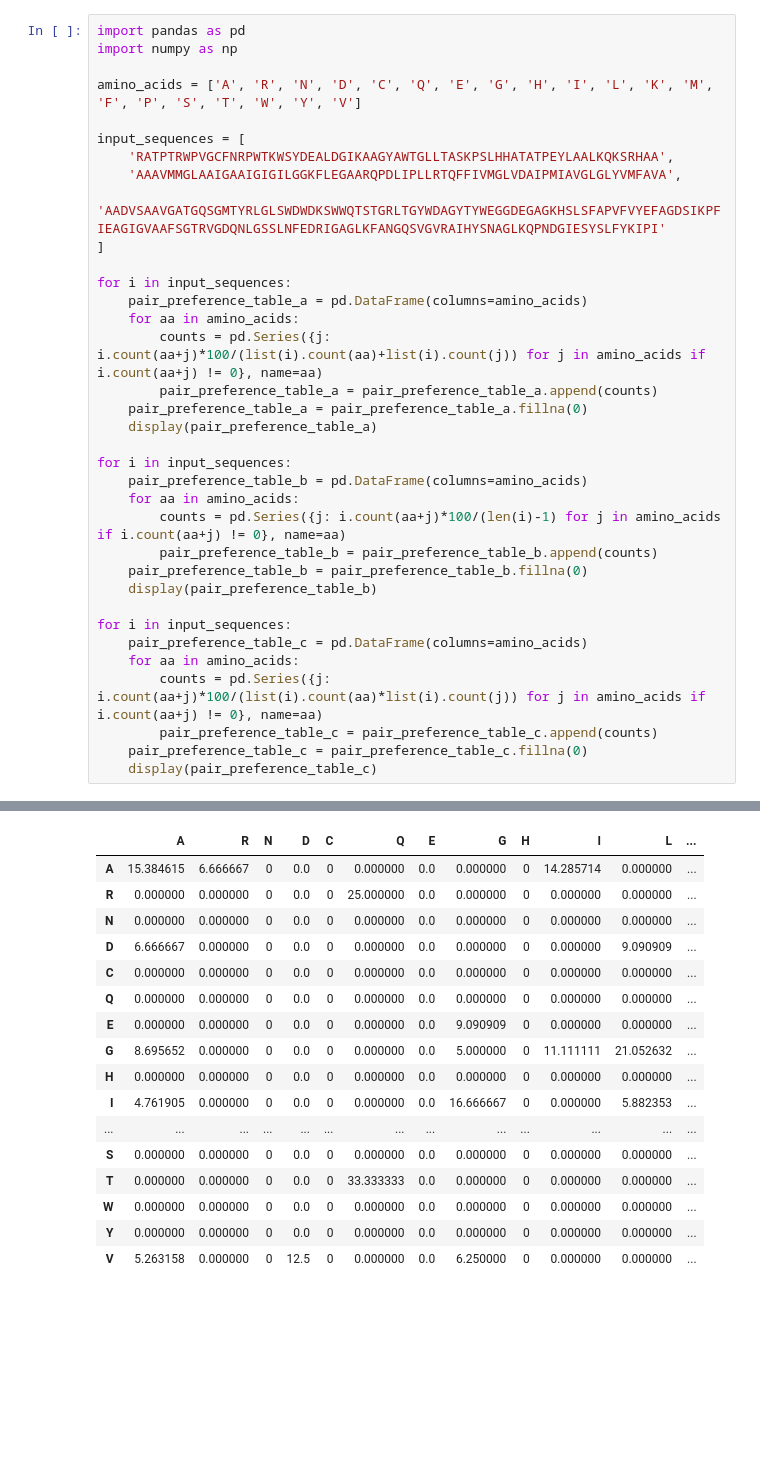
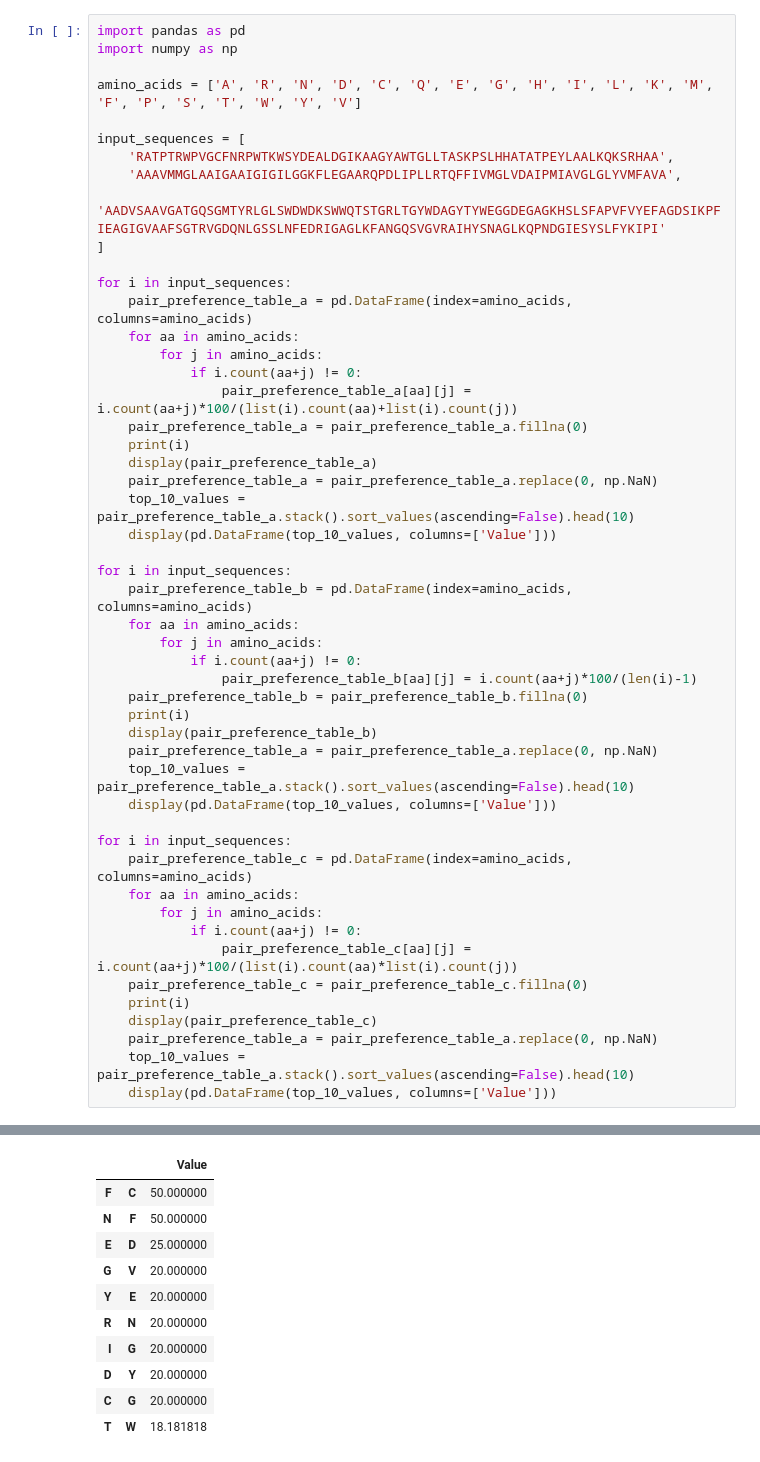
Before and after one commit to krithikaa22/bioinformatics_assingment_7, a Jupyter notebook: q4.ipynb, the cells around one changed output, grey strips where cells are left out. Saved outputs shown, nothing was run; the diff lists cells and outputs as text; blank space fills up the shorter version.

Commit message:
error correction and replacing DataFrame.append usage

```diff
--- a/q4.ipynb
+++ b/q4.ipynb
@@ -11,26 +11,41 @@ input_sequences = [
 ]
 
 for i in input_sequences:
-    pair_preference_table_a = pd.DataFrame(columns=amino_acids)
+    pair_preference_table_a = pd.DataFrame(index=amino_acids, columns=amino_acids)
     for aa in amino_acids:
-        counts = pd.Series({j: i.count(aa+j)*100/(list(i).count(aa)+list(i).count(j)) for j in amino_acids if i.count(aa+j) != 0}, name=aa)
-        pair_preference_table_a = pair_preference_table_a.append(counts)
+        for j in amino_acids:
+            if i.count(aa+j) != 0:
+                pair_preference_table_a[aa][j] = i.count(aa+j)*100/(list(i).count(aa)+list(i).count(j))
     pair_preference_table_a = pair_preference_table_a.fillna(0)
+    print(i)
     display(pair_preference_table_a)
+    pair_preference_table_a = pair_preference_table_a.replace(0, np.NaN)
+    top_10_values = pair_preference_table_a.stack().sort_values(ascending=False).head(10)
+    display(pd.DataFrame(top_10_values, columns=['Value']))
 
 for i in input_sequences:
-    pair_preference_table_b = pd.DataFrame(columns=amino_acids)
+    pair_preference_table_b = pd.DataFrame(index=amino_acids, columns=amino_acids)
     for aa in amino_acids:
-        counts = pd.Series({j: i.count(aa+j)*100/(len(i)-1) for j in amino_acids if i.count(aa+j) != 0}, name=aa)
-        pair_preference_table_b = pair_preference_table_b.append(counts)
+        for j in amino_acids:
+            if i.count(aa+j) != 0:
+                pair_preference_table_b[aa][j] = i.count(aa+j)*100/(len(i)-1)
     pair_preference_table_b = pair_preference_table_b.fillna(0)
+    print(i)
     display(pair_preference_table_b)
+    pair_preference_table_a = pair_preference_table_a.replace(0, np.NaN)
+    top_10_values = pair_preference_table_a.stack().sort_values(ascending=False).head(10)
+    display(pd.DataFrame(top_10_values, columns=['Value']))
 
 for i in input_sequences:
-    pair_preference_table_c = pd.DataFrame(columns=amino_acids)
+    pair_preference_table_c = pd.DataFrame(index=amino_acids, columns=amino_acids)
     for aa in amino_acids:
-        counts = pd.Series({j: i.count(aa+j)*100/(list(i).count(aa)*list(i).count(j)) for j in amino_acids if i.count(aa+j) != 0}, name=aa)
-        pair_preference_table_c = pair_preference_table_c.append(counts)
+        for j in amino_acids:
+            if i.count(aa+j) != 0:
+                pair_preference_table_c[aa][j] = i.count(aa+j)*100/(list(i).count(aa)*list(i).count(j))
     pair_preference_table_c = pair_preference_table_c.fillna(0)
+    print(i)
     display(pair_preference_table_c)
+    pair_preference_table_a = pair_preference_table_a.replace(0, np.NaN)
+    top_10_values = pair_preference_table_a.stack().sort_values(ascending=False).head(10)
+    display(pd.DataFrame(top_10_values, columns=['Value']))
 # %% [output]
@@ -54,17 +70,11 @@ for i in input_sequences:
-|  | A | R | N | D | C | Q | E | G | H | I | L | ... |
-| A | 15.384615 | 6.666667 | 0 | 0.0 | 0 | 0.000000 | 0.0 | 0.000000 | 0 | 14.285714 | 0.000000 | ... |
-| R | 0.000000 | 0.000000 | 0 | 0.0 | 0 | 25.000000 | 0.0 | 0.000000 | 0 | 0.000000 | 0.000000 | ... |
-| N | 0.000000 | 0.000000 | 0 | 0.0 | 0 | 0.000000 | 0.0 | 0.000000 | 0 | 0.000000 | 0.000000 | ... |
-| D | 6.666667 | 0.000000 | 0 | 0.0 | 0 | 0.000000 | 0.0 | 0.000000 | 0 | 0.000000 | 9.090909 | ... |
-| C | 0.000000 | 0.000000 | 0 | 0.0 | 0 | 0.000000 | 0.0 | 0.000000 | 0 | 0.000000 | 0.000000 | ... |
-| Q | 0.000000 | 0.000000 | 0 | 0.0 | 0 | 0.000000 | 0.0 | 0.000000 | 0 | 0.000000 | 0.000000 | ... |
-| E | 0.000000 | 0.000000 | 0 | 0.0 | 0 | 0.000000 | 0.0 | 9.090909 | 0 | 0.000000 | 0.000000 | ... |
-| G | 8.695652 | 0.000000 | 0 | 0.0 | 0 | 0.000000 | 0.0 | 5.000000 | 0 | 11.111111 | 21.052632 | ... |
-| H | 0.000000 | 0.000000 | 0 | 0.0 | 0 | 0.000000 | 0.0 | 0.000000 | 0 | 0.000000 | 0.000000 | ... |
-| I | 4.761905 | 0.000000 | 0 | 0.0 | 0 | 0.000000 | 0.0 | 16.666667 | 0 | 0.000000 | 5.882353 | ... |
-| ... | ... | ... | ... | ... | ... | ... | ... | ... | ... | ... | ... | ... |
-| S | 0.000000 | 0.000000 | 0 | 0.0 | 0 | 0.000000 | 0.0 | 0.000000 | 0 | 0.000000 | 0.000000 | ... |
-| T | 0.000000 | 0.000000 | 0 | 0.0 | 0 | 33.333333 | 0.0 | 0.000000 | 0 | 0.000000 | 0.000000 | ... |
-| W | 0.000000 | 0.000000 | 0 | 0.0 | 0 | 0.000000 | 0.0 | 0.000000 | 0 | 0.000000 | 0.000000 | ... |
-| Y | 0.000000 | 0.000000 | 0 | 0.0 | 0 | 0.000000 | 0.0 | 0.000000 | 0 | 0.000000 | 0.000000 | ... |
-| V | 5.263158 | 0.000000 | 0 | 12.5 | 0 | 0.000000 | 0.0 | 6.250000 | 0 | 0.000000 | 0.000000 | ... |
+|  |  | Value |
+| F | C | 50.000000 |
+| N | F | 50.000000 |
+| E | D | 25.000000 |
+| G | V | 20.000000 |
+| Y | E | 20.000000 |
+| R | N | 20.000000 |
+| I | G | 20.000000 |
+| D | Y | 20.000000 |
+| C | G | 20.000000 |
+| T | W | 18.181818 |
```
Also changed, not shown: parts of 1 cell of this notebook, 4 other files.
